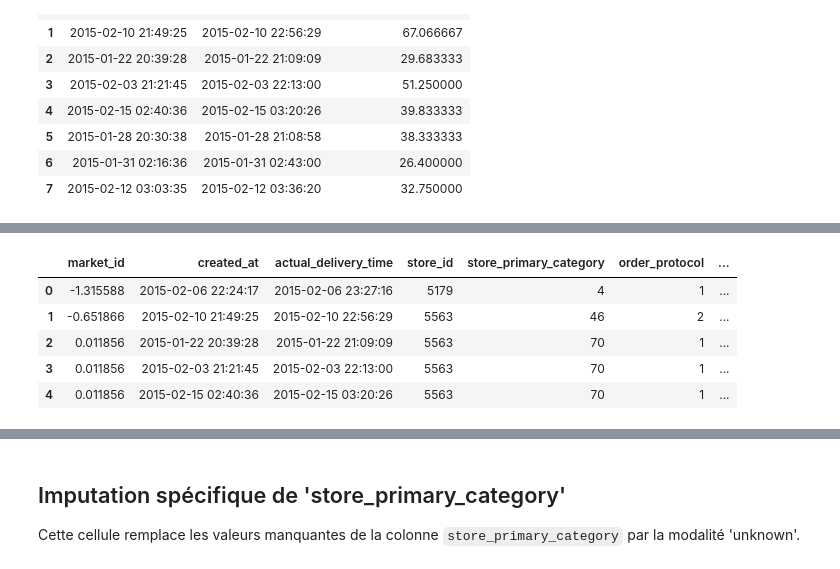
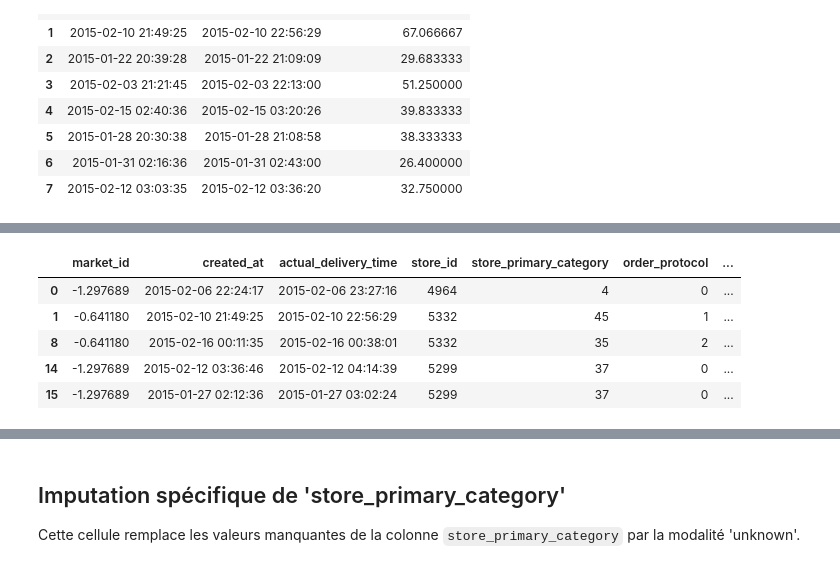
Before and after one commit to chamseddinedoulaEsprit/CRISP-DM-DataSet-Temps-de-livraison, a Jupyter notebook: CRISP-DM Datadelevry.ipynb, the cells around one changed output, grey strips where cells are left out. Cells and saved outputs as stored; diff of their text form; code cells hidden in the pictures.

```diff
--- a/CRISP-DM Datadelevry.ipynb
+++ b/CRISP-DM Datadelevry.ipynb
@@ -503,0 +1064,15 @@ Nombre de valeurs non-null target: 166144
+# %%
+# Liste des valeurs uniques dans la colonne weather_condition
+unique_weather_conditions = df_enriched['weather_condition'].unique().tolist()
+
+# Afficher la liste
+print("Toutes les conditions météo uniques :")
+print(unique_weather_conditions)
+
+# Compter les occurrences de chaque condition météo
+print("\nNombre d'occurrences par condition météo :")
+print(df_enriched['weather_condition'].value_counts())
+df_enriched.shape
+df=df_enriched
+display(df.head())
+df.columns.tolist
@@ -515,46 +1138,80 @@ AttributeError: 'DataFrame' object has no attribute 'map'
 import pandas as pd
 from sklearn.preprocessing import StandardScaler, LabelEncoder
 
-#  Suppression des doublons
+# ==============================
+# 1) Suppression des doublons
+# ==============================
 df = df.drop_duplicates()
 print(f"Après suppression des doublons : {df.shape}")
 
-#  Gestion des valeurs manquantes
-# Imputation simple pour les colonnes numériques
-numeric_cols_present = [c for c in ['market_id', 'total_items', 'subtotal', 'num_distinct_items',
-                                    'min_item_price', 'max_item_price', 'total_onshift_partners',
-                                    'total_busy_partners', 'total_outstanding_orders'] if c in df.columns]
+# ==============================
+# 2) Colonnes numériques à traiter
+# ==============================
+numeric_cols_present = [
+    c for c in [
+        'market_id', 'total_items', 'subtotal', 'num_distinct_items',
+        'min_item_price', 'max_item_price', 'total_onshift_partners',
+        'total_busy_partners', 'total_outstanding_orders', 'temperature'
+        , 'day_of_week_numeric', 'hour_of_day',
+        'price_range', 'quarter'
+    ] if c in df.columns and df[c].dtype in ['int64', 'float64', 'int32', 'float32']
+]
+
+# Convert 'temperature' to numeric, coercing errors to NaN
+if 'temperature' in df.columns:
+    df['temperature'] = pd.to_numeric(df['temperature'], errors='coerce')
+
+# Imputation avec la médiane
 for c in numeric_cols_present:
-    df[c] = df[c].fillna(df[c].median())
+    df.loc[:, c] = df[c].fillna(df[c].median(numeric_only=True))
 
-# Imputation simple pour les colonnes catégorielles
+# ==============================
+# 3) Colonnes catégorielles
+# ==============================
 cat_cols = [c for c in df.columns if df[c].dtype == object or df[c].dtype.name == 'category']
+
 for c in cat_cols:
-    if c == 'store_primary_category':
-        df[c] = df[c].replace('', pd.NA)
-        df[c] = df[c].fillna('unknown')
+    # Si catégorie → on ajoute la catégorie "unknown"
+    if df[c].dtype.name == 'category':
+        df[c] = df[c].cat.add_categories('unknown')
     else:
-        df[c] = df[c].fillna('unknown')
+        # On passe en object pour éviter le FutureWarning
+        df.loc[:, c] = df[c].astype('object')
 
-#  Nettoyage des outliers sur la cible
+    # Remplacement des chaînes vides et NaN → conversion explicite en str
+    df.loc[:, c] = df[c].replace('', 'unknown').fillna('unknown').astype(str)
+
+# ==============================
+# 4) Nettoyage des outliers sur la cible
+# ==============================
 if 'delivery_duration_min' in df.columns:
-    # On garde uniquement les valeurs entre 0 et 24h (1440 min)
     df = df[(df['delivery_duration_min'] >= 0) & (df['delivery_duration_min'] <= 1440)]
     print(f"Après nettoyage des outliers sur la cible : {df.shape}")
 
-#  Encodage des variables catégorielles avec des valeurs entières (Label Encoding)
+# ==============================
+# 5) Encodage des variables catégorielles
+# ==============================
 label_encoders = {}
 for c in cat_cols:
     le = LabelEncoder()
-    df[c] = le.fit_transform(df[c].astype(str))
+    df.loc[:, c] = le.fit_transform(df[c].astype(str))
     label_encoders[c] = le
 
-#  Mise à l’échelle (scaling) — exemple avec StandardScaler
-scaler = StandardScaler()
+# ==============================
+# 6) Mise à l’échelle (StandardScaler)
+# ==============================
 if numeric_cols_present:
-    df[numeric_cols_present] = scaler.fit_transform(df[numeric_cols_present])
+    scaler = StandardScaler()
+    df.loc[:, numeric_cols_present] = scaler.fit_transform(df[numeric_cols_present])
 
+# ==============================
+# 7) Inférence explicite des objets (future-proof)
+# ==============================
+df = df.infer_objects(copy=False)
 
+# ==============================
+# 8) Résultat final
+# ==============================
 print('Data Preparation terminée. Shape finale :', df.shape)
 display(df.head())
 # %% [output]
@@ -564,6 +1221,6 @@ Data Preparation terminée. Shape finale : (166042, 15)
 |  | market_id | created_at | actual_delivery_time | store_id | store_primary_category | order_protocol | ... |
-| 0 | -1.315588 | 2015-02-06 22:24:17 | 2015-02-06 23:27:16 | 5179 | 4 | 1 | ... |
-| 1 | -0.651866 | 2015-02-10 21:49:25 | 2015-02-10 22:56:29 | 5563 | 46 | 2 | ... |
-| 2 | 0.011856 | 2015-01-22 20:39:28 | 2015-01-22 21:09:09 | 5563 | 70 | 1 | ... |
-| 3 | 0.011856 | 2015-02-03 21:21:45 | 2015-02-03 22:13:00 | 5563 | 70 | 1 | ... |
-| 4 | 0.011856 | 2015-02-15 02:40:36 | 2015-02-15 03:20:26 | 5563 | 70 | 1 | ... |
+| 0 | -1.297689 | 2015-02-06 22:24:17 | 2015-02-06 23:27:16 | 4964 | 4 | 0 | ... |
+| 1 | -0.641180 | 2015-02-10 21:49:25 | 2015-02-10 22:56:29 | 5332 | 45 | 1 | ... |
+| 8 | -0.641180 | 2015-02-16 00:11:35 | 2015-02-16 00:38:01 | 5332 | 35 | 2 | ... |
+| 14 | -1.297689 | 2015-02-12 03:36:46 | 2015-02-12 04:14:39 | 5299 | 37 | 0 | ... |
+| 15 | -1.297689 | 2015-01-27 02:12:36 | 2015-01-27 03:02:24 | 5299 | 37 | 0 | ... |
```
Also changed, not shown: parts of 71 cells of this notebook, 29 other files.
